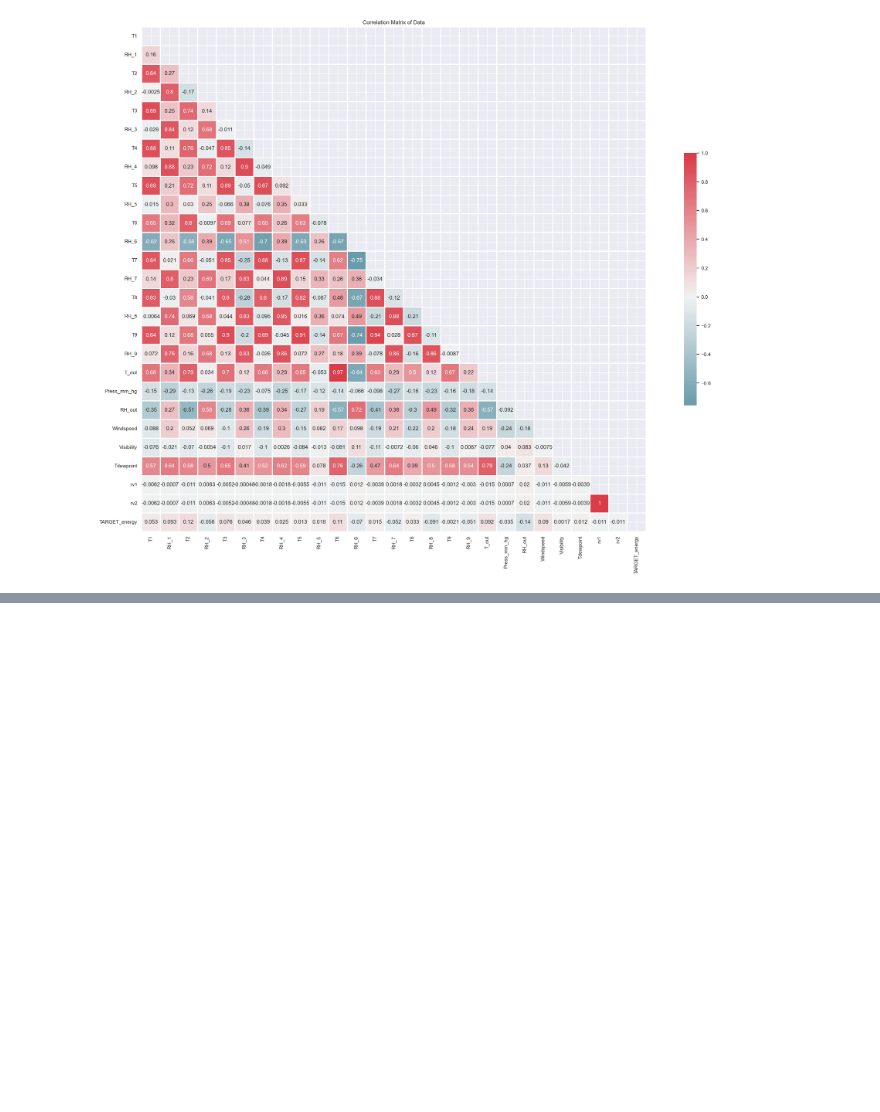
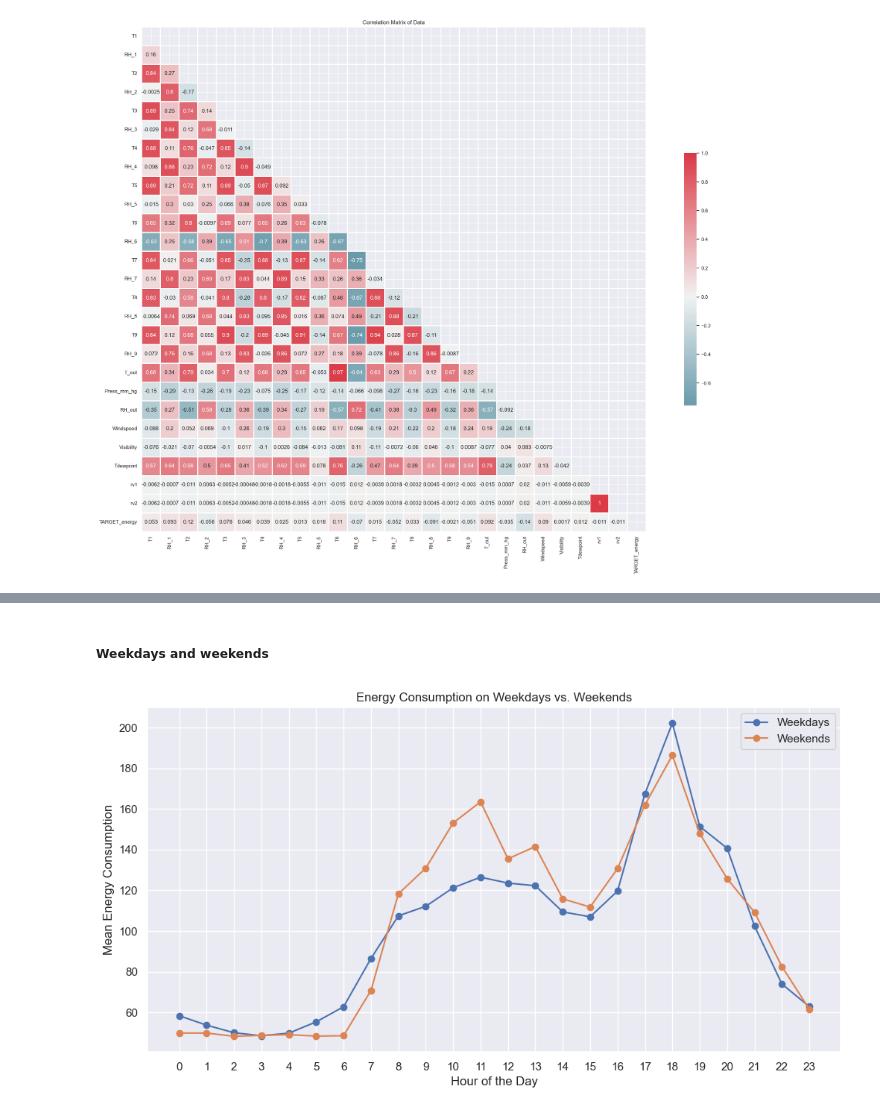
Before and after one commit to bitrao/Appliance-Energy-Use-Prediction, a Jupyter notebook: Energy-Used-Prediction.ipynb, the cells around one changed output, grey strips where cells are left out. Cells and saved outputs as stored; diff of their text form; code cells hidden in the pictures; blank space fills up the shorter version.

```diff
--- a/Energy-Used-Prediction.ipynb
+++ b/Energy-Used-Prediction.ipynb
@@ -116,0 +233,23 @@ Text(0.5, 1.0, 'Correlation Matrix of Data')
+# %% [markdown]
+##### Weekdays and weekends
+# %%
+plt.figure(figsize=(12, 6))
+
+# Group the data by 'weekday' and calculate the mean energy consumption for weekdays and weekends
+hourly_weekday_energy = eda_df[eda_df['weekday'] < 5].groupby('hour')['TARGET_energy'].mean()
+hourly_weekend_energy = eda_df[eda_df['weekday'] >= 5].groupby('hour')['TARGET_energy'].mean()
+
+# Plot energy consumption for weekdays and weekends
+plt.plot(hourly_weekday_energy.index, hourly_weekday_energy.values, label='Weekdays', marker='o')
+plt.plot(hourly_weekend_energy.index, hourly_weekend_energy.values, label='Weekends', marker='o')
+
+plt.title('Energy Consumption on Weekdays vs. Weekends')
+plt.xlabel('Hour of the Day')
+plt.ylabel('Mean Energy Consumption')
+plt.xticks(range(24))
+plt.grid(True)
+plt.legend()
+
+plt.show()
+# %% [output]
+[figure, added]
```
Also changed, not shown: parts of 88 cells of this notebook.
